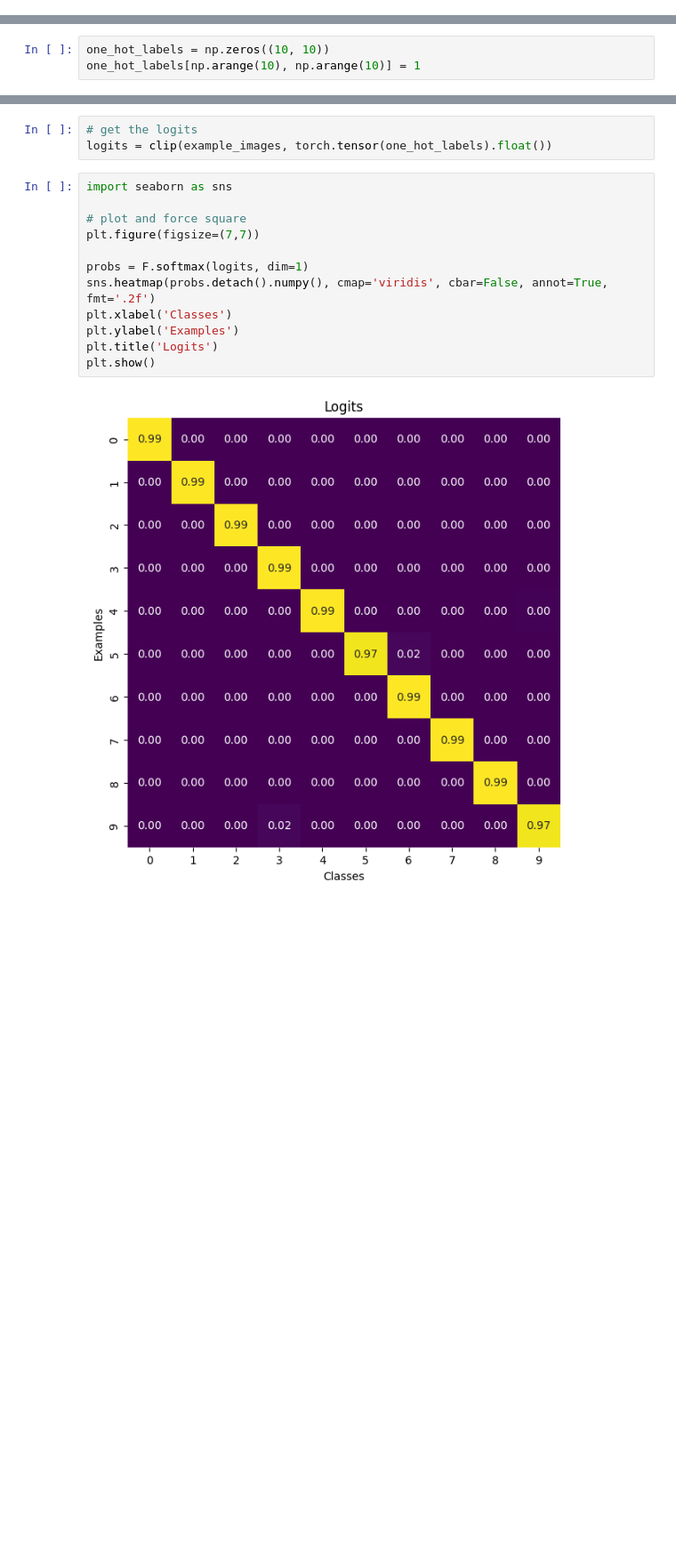
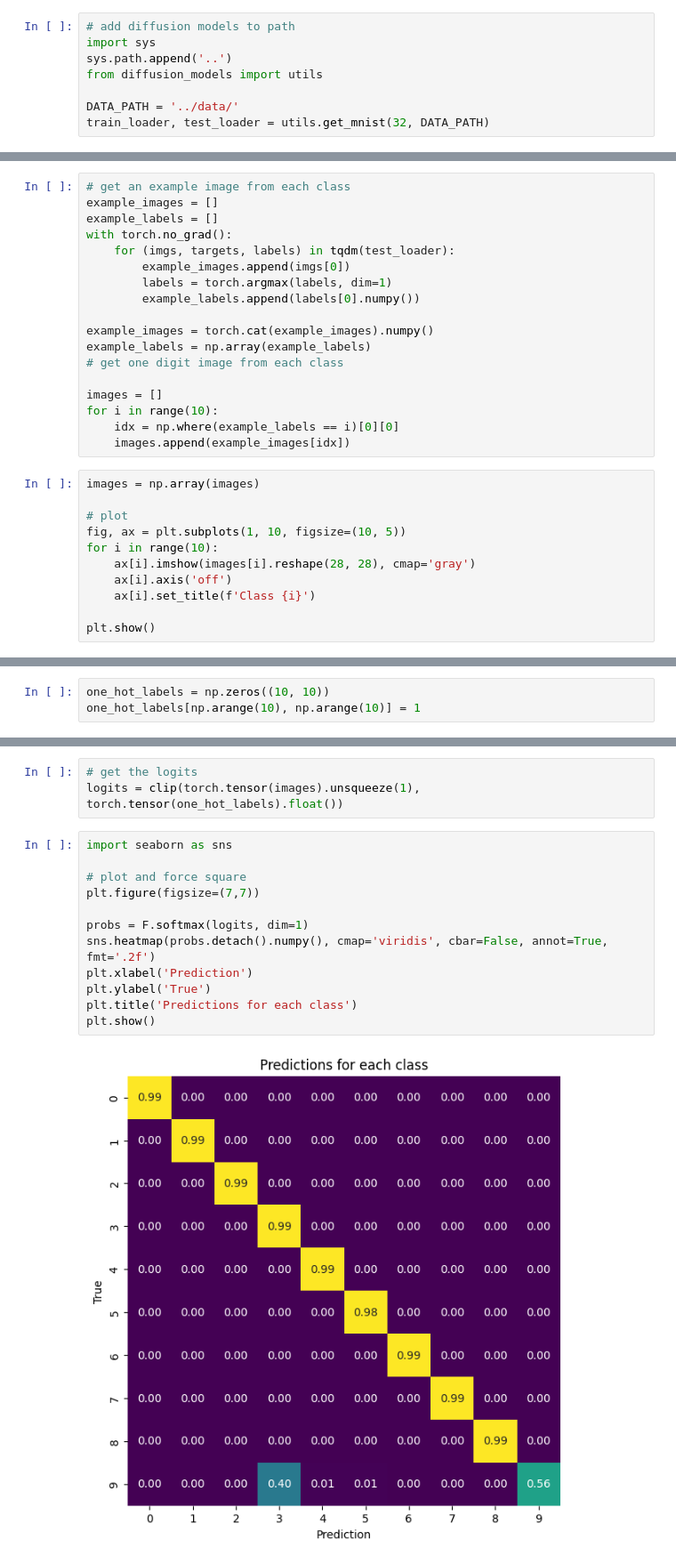
Before and after one commit to acceleratescience/diffusion-models, a Jupyter notebook: notebooks/2_CLIP.ipynb, the cells around one changed output, grey strips where cells are left out. Shown at 89% size. Cells and saved outputs as stored; diff of their text form; blank space fills up the shorter version.

```diff
--- a/notebooks/2_CLIP.ipynb
+++ b/notebooks/2_CLIP.ipynb
@@ -30,3 +23,11 @@ digit_labels_onehot[np.arange(len(digit_labels)), digit_labels] = 1
+# %%
+# add diffusion models to path
+import sys
+sys.path.append('..')
+from diffusion_models import utils
+
+DATA_PATH = '../data/'
+train_loader, test_loader = utils.get_mnist(32, DATA_PATH)
 # %% [markdown]
 ## Digit encoder
 This is a simple convolutional network that takes a 28x28 image and outputs a 64-dimensional vector.
@@ -241,0 +223,29 @@ plt.show()
+# %%
+# get an example image from each class
+example_images = []
+example_labels = []
+with torch.no_grad():
+    for (imgs, targets, labels) in tqdm(test_loader):
+        example_images.append(imgs[0])
+        labels = torch.argmax(labels, dim=1)
+        example_labels.append(labels[0].numpy())
+
+example_images = torch.cat(example_images).numpy()
+example_labels = np.array(example_labels)
+# get one digit image from each class
+
+images = []
+for i in range(10):
+    idx = np.where(example_labels == i)[0][0]
+    images.append(example_images[idx])
+# %%
+images = np.array(images)
+
+# plot
+fig, ax = plt.subplots(1, 10, figsize=(10, 5))
+for i in range(10):
+    ax[i].imshow(images[i].reshape(28, 28), cmap='gray')
+    ax[i].axis('off')
+    ax[i].set_title(f'Class {i}')
+
+plt.show()
@@ -245,17 +261,17 @@ one_hot_labels[np.arange(10), np.arange(10)] = 1
 # %%
 # get the logits
-logits = clip(example_images, torch.tensor(one_hot_labels).float())
+logits = clip(torch.tensor(images).unsqueeze(1), torch.tensor(one_hot_labels).float())
 # %%
 import seaborn as sns
 
 # plot and force square
 plt.figure(figsize=(7,7))
 
 probs = F.softmax(logits, dim=1)
 sns.heatmap(probs.detach().numpy(), cmap='viridis', cbar=False, annot=True, fmt='.2f')
-plt.xlabel('Classes')
-plt.ylabel('Examples')
-plt.title('Logits')
+plt.xlabel('Prediction')
+plt.ylabel('True')
+plt.title('Predictions for each class')
 plt.show()
 # %% [output]
-[figure, old version]
+[figure, new version]
```
Also changed, not shown: parts of 23 cells of this notebook, 6 other files.
